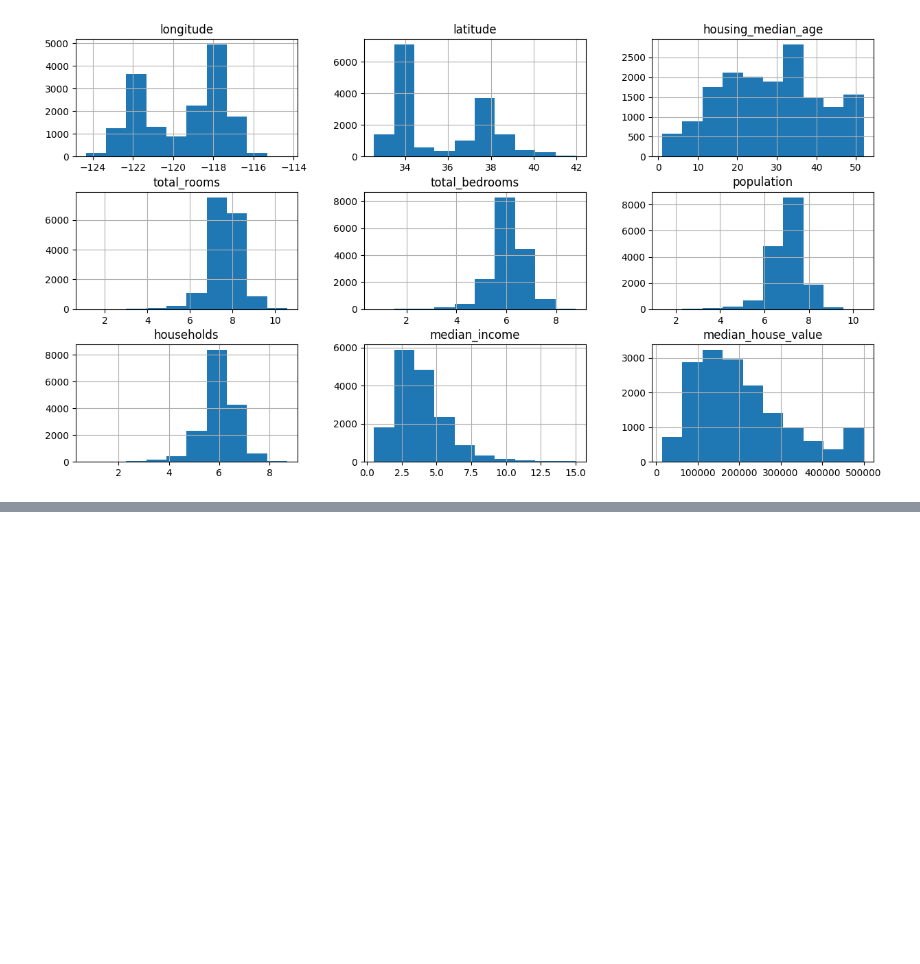
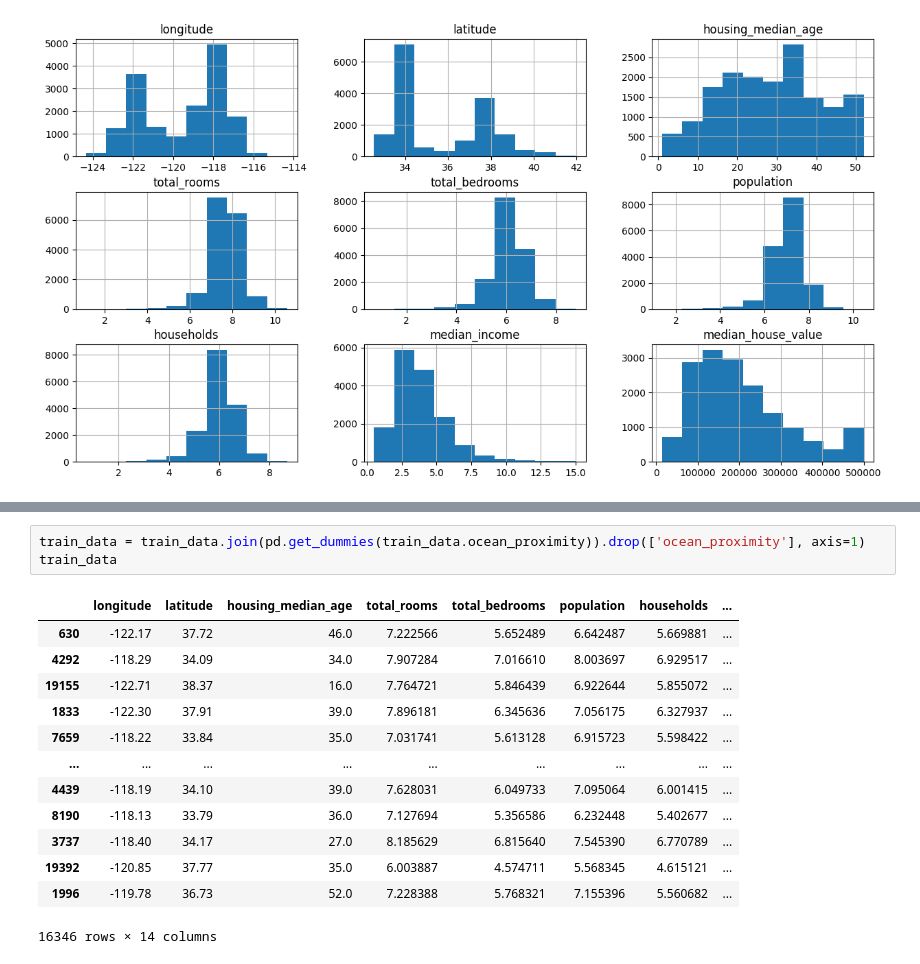
Before and after one commit to Alpha-W0lf/House_Price_Prediction, a Jupyter notebook: house_price_prediction.ipynb, the cells around one changed output, grey strips where cells are left out. Cells and saved outputs as stored; diff of their text form; blank space fills up the shorter version.

```diff
--- a/house_price_prediction.ipynb
+++ b/house_price_prediction.ipynb
@@ -158,0 +169,17 @@ array([[<Axes: title={'center': 'longitude'}>,
+# %%
+train_data = train_data.join(pd.get_dummies(train_data.ocean_proximity)).drop(['ocean_proximity'], axis=1)
+train_data
+# %% [output]
+|  | longitude | latitude | housing_median_age | total_rooms | total_bedrooms | population | households | ... |
+| 630 | -122.17 | 37.72 | 46.0 | 7.222566 | 5.652489 | 6.642487 | 5.669881 | ... |
+| 4292 | -118.29 | 34.09 | 34.0 | 7.907284 | 7.016610 | 8.003697 | 6.929517 | ... |
+| 19155 | -122.71 | 38.37 | 16.0 | 7.764721 | 5.846439 | 6.922644 | 5.855072 | ... |
+| 1833 | -122.30 | 37.91 | 39.0 | 7.896181 | 6.345636 | 7.056175 | 6.327937 | ... |
+| 7659 | -118.22 | 33.84 | 35.0 | 7.031741 | 5.613128 | 6.915723 | 5.598422 | ... |
+| ... | ... | ... | ... | ... | ... | ... | ... | ... |
+| 4439 | -118.19 | 34.10 | 39.0 | 7.628031 | 6.049733 | 7.095064 | 6.001415 | ... |
+| 8190 | -118.13 | 33.79 | 36.0 | 7.127694 | 5.356586 | 6.232448 | 5.402677 | ... |
+| 3737 | -118.40 | 34.17 | 27.0 | 8.185629 | 6.815640 | 7.545390 | 6.770789 | ... |
+| 19392 | -120.85 | 37.77 | 35.0 | 6.003887 | 4.574711 | 5.568345 | 4.615121 | ... |
+| 1996 | -119.78 | 36.73 | 52.0 | 7.228388 | 5.768321 | 7.155396 | 5.560682 | ... |
+16346 rows × 14 columns
```
Also changed, not shown: parts of 2 cells of this notebook.
